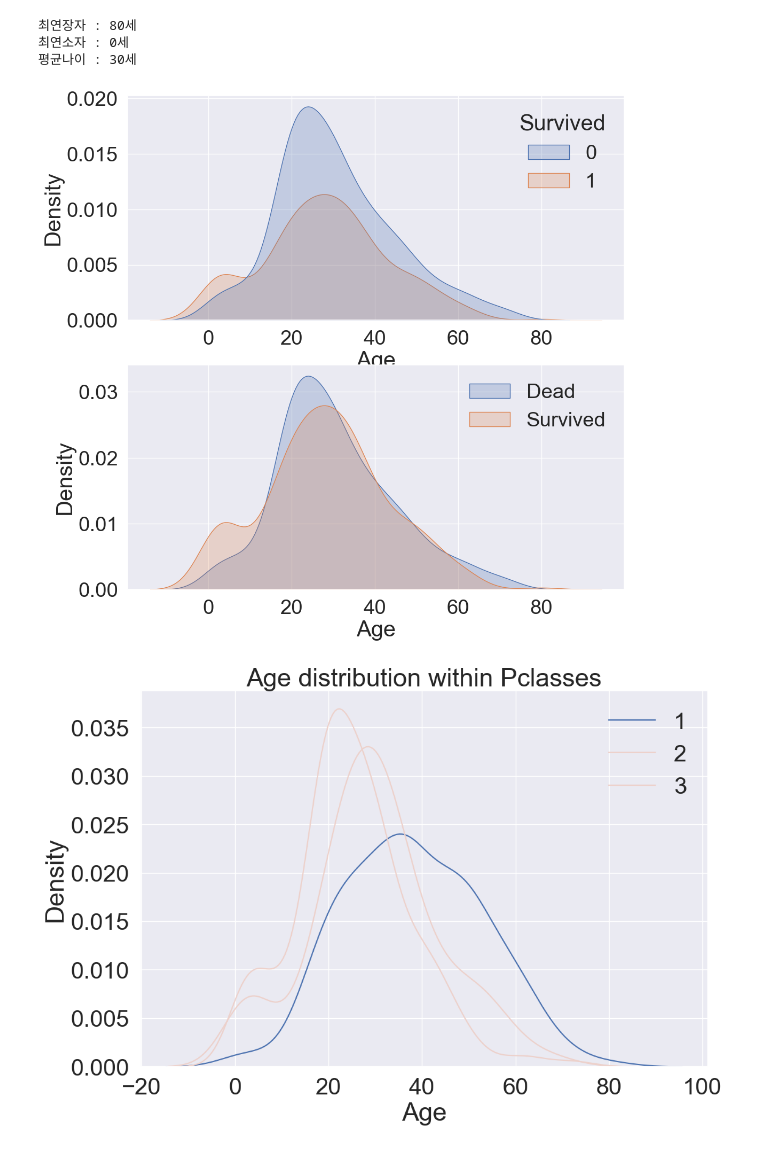
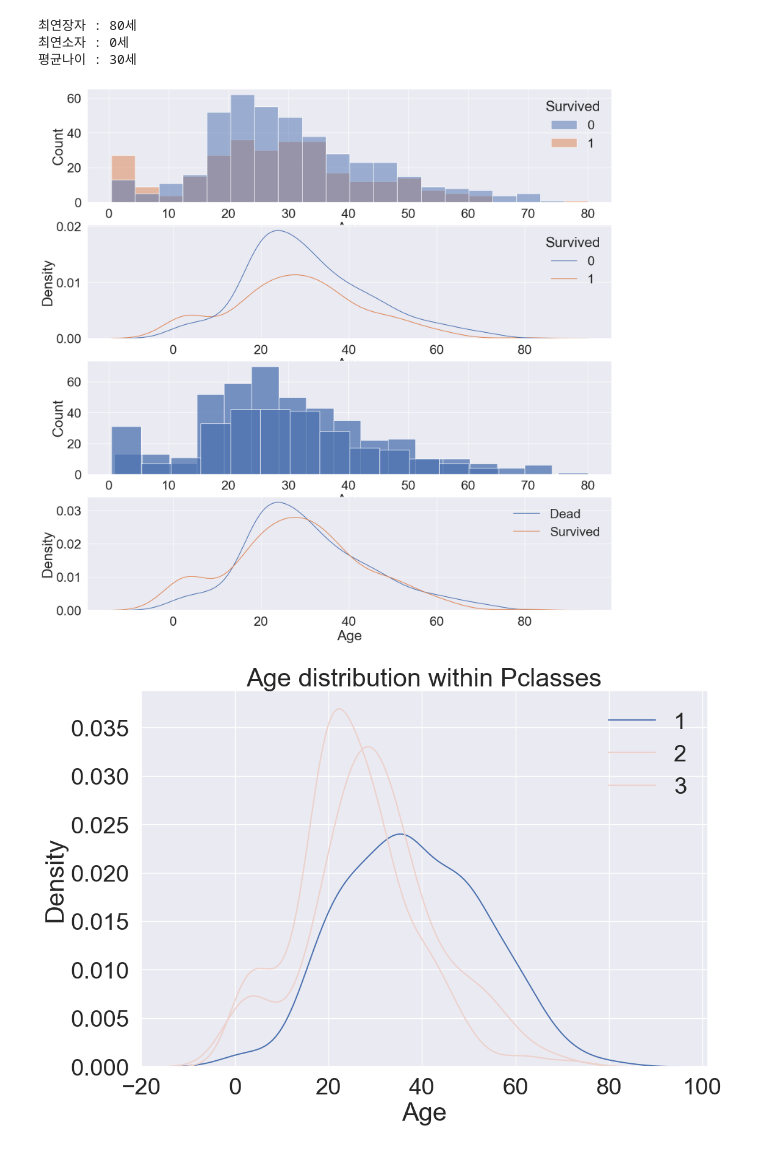
Before and after one commit to JW-Namsta/Kaggle_Study, a Jupyter notebook: Titanic/Titianic_copy_1.ipynb, the cells around one changed output. Saved outputs shown, nothing was run; the diff lists cells and outputs as text; code cells hidden in the pictures.

```diff
--- a/Titanic/Titianic_copy_1.ipynb
+++ b/Titanic/Titianic_copy_1.ipynb
@@ -172,15 +173,24 @@ print('평균나이 : {0:.0f}세'.format(df_train['Age'].mean()))
 최연소자 : 0세
 평균나이 : 30세
 # %%
-f,ax = plt.subplots(2,1,figsize=(12,12))
-sns.kdeplot('Age',data=df_train,hue='Survived',ax=ax[0],shade=True)
+f,ax = plt.subplots(4,1,figsize=(20,20))
 
-sns.kdeplot(df_train[df_train['Survived']==0]['Age'],ax=ax[1],shade=True)
-sns.kdeplot(df_train[df_train['Survived']==1]['Age'],ax=ax[1],shade=True)
+sns.histplot(x='Age',data=df_train,hue='Survived',ax=ax[0])
+sns.kdeplot(x='Age',data=df_train,hue='Survived',ax=ax[1])
+# sns.kdeplot('Age',data=df_train,hue='Survived',ax=ax[0],shade=True)
+
+sns.histplot(x='Age',data=df_train[df_train['Survived']==0],ax=ax[2])
+sns.histplot(x='Age',data=df_train[df_train['Survived']==1],ax=ax[2])
+sns.kdeplot(x='Age',data=df_train[df_train['Survived']==0], ax=ax[3])
+sns.kdeplot(x='Age',data=df_train[df_train['Survived']==1], ax=ax[3])
+
+# sns.kdeplot(data=df_train[df_train['Survived']==1]['Age'],ax=ax[0],shade=True)
+# sns.kdeplot(df_train[df_train['Survived']==0]['Age'],ax=ax[1],shade=True)
+# sns.kdeplot(df_train[df_train['Survived']==1]['Age'],ax=ax[1],shade=True)
 plt.legend(['Dead','Survived'])
 plt.show()
 # %% [output]
-[figure, old version]
+[figure, new version]
 # %%
 f,ax = plt.subplots(1,1,figsize=(12,8))
 for pclass in range(1,4) :
```
Also changed, not shown: parts of 1 cell of this notebook, 1 other file.
